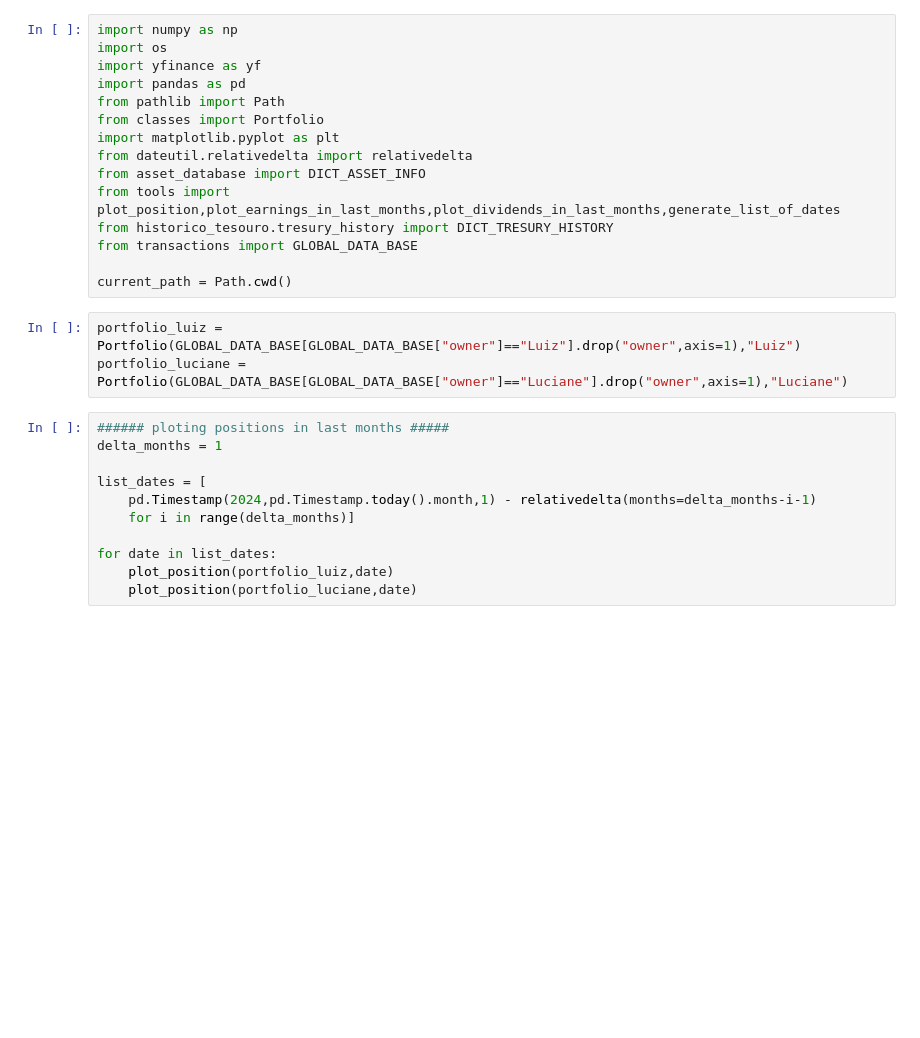
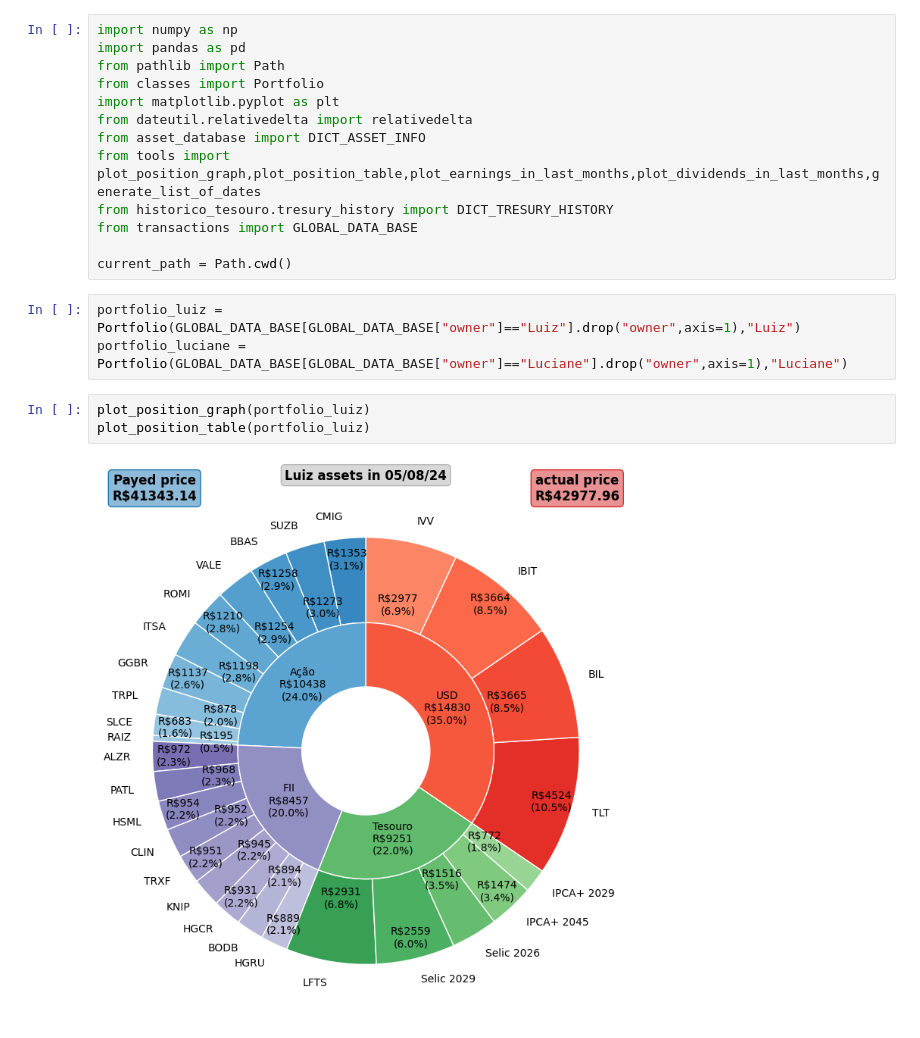
Before and after one commit to Luhenmo/my_projects, a Jupyter notebook: investiment_control/testes.ipynb, the cells around one changed output. Cells and saved outputs as stored; diff of their text form; blank space fills up the shorter version.

Commit message:
add table plot results

```diff
--- a/investiment_control/testes.ipynb
+++ b/investiment_control/testes.ipynb
@@ -1,14 +1,12 @@
 # %%
 import numpy as np
-import os
-import yfinance as yf
 import pandas as pd
 from pathlib import Path
 from classes import Portfolio
 import matplotlib.pyplot as plt
 from dateutil.relativedelta import relativedelta
 from asset_database import DICT_ASSET_INFO
-from tools import plot_position,plot_earnings_in_last_months,plot_dividends_in_last_months,generate_list_of_dates
+from tools import plot_position_graph,plot_position_table,plot_earnings_in_last_months,plot_dividends_in_last_months,generate_list_of_dates
 from historico_tesouro.tresury_history import DICT_TRESURY_HISTORY
 from transactions import GLOBAL_DATA_BASE
 
@@ -16,14 +14,8 @@ current_path = Path.cwd()
 # %%
 portfolio_luiz = Portfolio(GLOBAL_DATA_BASE[GLOBAL_DATA_BASE["owner"]=="Luiz"].drop("owner",axis=1),"Luiz")
 portfolio_luciane = Portfolio(GLOBAL_DATA_BASE[GLOBAL_DATA_BASE["owner"]=="Luciane"].drop("owner",axis=1),"Luciane")
-# %%
-###### ploting positions in last months #####
-delta_months = 1
-
-list_dates = [
-    pd.Timestamp(2024,pd.Timestamp.today().month,1) - relativedelta(months=delta_months-i-1)
-    for i in range(delta_months)]
-
-for date in list_dates:
-    plot_position(portfolio_luiz,date)
-    plot_position(portfolio_luciane,date)
+# %%
+plot_position_graph(portfolio_luiz)
+plot_position_table(portfolio_luiz)
+# %% [output]
+[figure, added]
```
Also changed, not shown: parts of 3 cells of this notebook, 40 other files.
